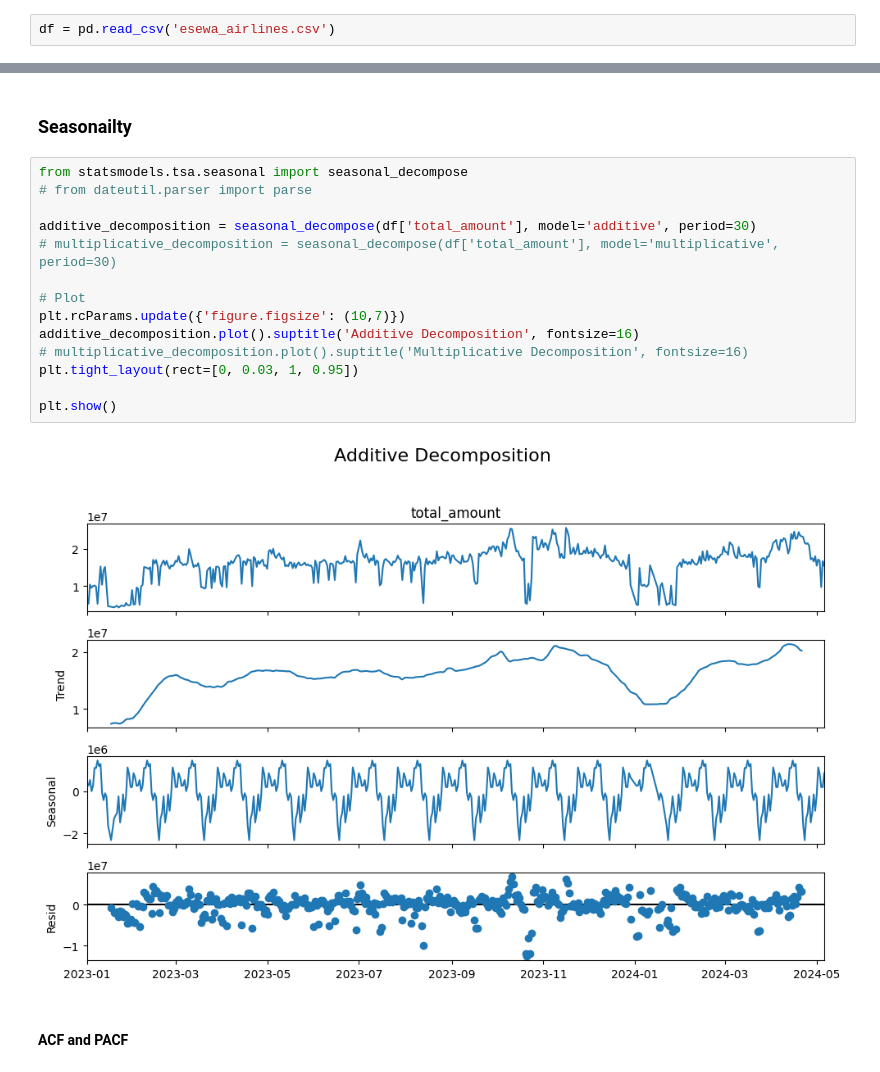
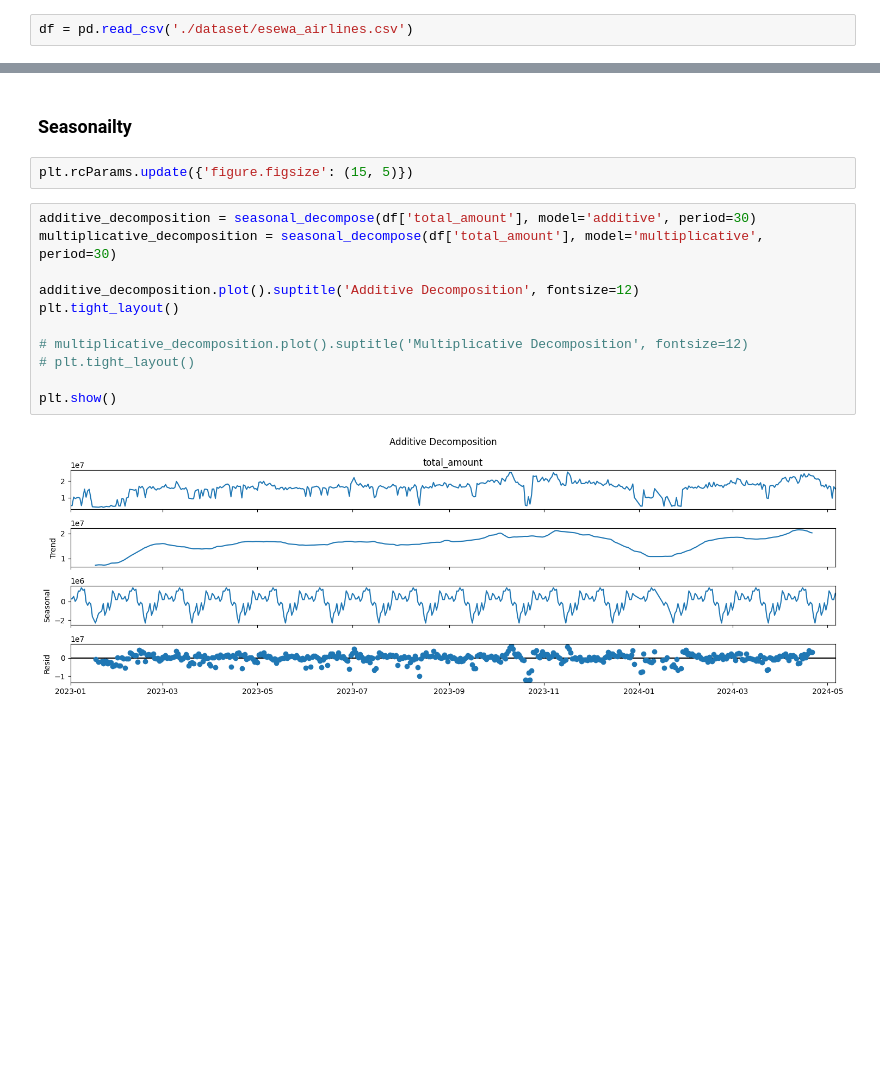
Before and after one commit to Ngawang-Gurung/eXtensoData, a Jupyter notebook: Data Analysis/Time Series Analysis/time_series_esewa_airlines.ipynb, the cells around one changed output, grey strips where cells are left out. Cells and saved outputs as stored; diff of their text form; blank space fills up the shorter version.

```diff
--- a/Data Analysis/Time Series Analysis/time_series_esewa_airlines.ipynb
+++ b/Data Analysis/Time Series Analysis/time_series_esewa_airlines.ipynb
@@ -5,7 +11,7 @@ import numpy as np
 # %% [markdown]
 ### Data Preprocessing
 # %%
-df = pd.read_csv('esewa_airlines.csv')
+df = pd.read_csv('./dataset/esewa_airlines.csv')
 # %%
 df
 # %% [output]
@@ -93,20 +114,17 @@ sts.adfuller(df.total_amount)
 # %% [markdown]
 ### Seasonailty
+# %%
+plt.rcParams.update({'figure.figsize': (15, 5)})
 # %%
-from statsmodels.tsa.seasonal import seasonal_decompose
-# from dateutil.parser import parse
+additive_decomposition = seasonal_decompose(df['total_amount'], model='additive', period=30)
+multiplicative_decomposition = seasonal_decompose(df['total_amount'], model='multiplicative', period=30)
 
-additive_decomposition = seasonal_decompose(df['total_amount'], model='additive', period=30)
-# multiplicative_decomposition = seasonal_decompose(df['total_amount'], model='multiplicative', period=30)
+additive_decomposition.plot().suptitle('Additive Decomposition', fontsize=12)
+plt.tight_layout()
 
-# Plot
-plt.rcParams.update({'figure.figsize': (10,7)})
-additive_decomposition.plot().suptitle('Additive Decomposition', fontsize=16)
-# multiplicative_decomposition.plot().suptitle('Multiplicative Decomposition', fontsize=16)
-plt.tight_layout(rect=[0, 0.03, 1, 0.95])
+# multiplicative_decomposition.plot().suptitle('Multiplicative Decomposition', fontsize=12)
+# plt.tight_layout()
 
 plt.show()
 # %% [output]
-[figure, old version]
+[figure, new version]
-# %% [markdown]
-#### ACF and PACF
```
Also changed, not shown: parts of 23 cells of this notebook, 6 other files.
